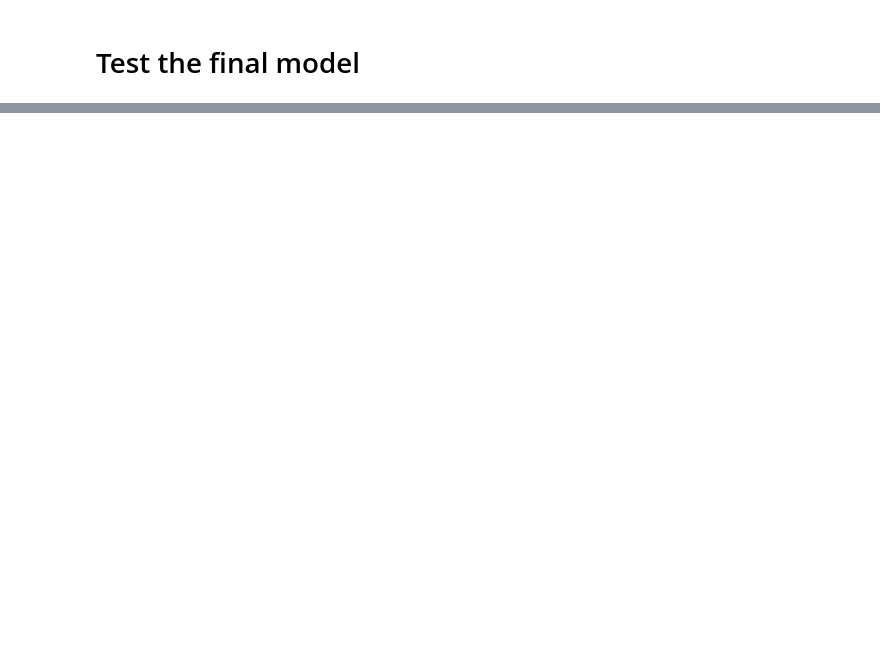
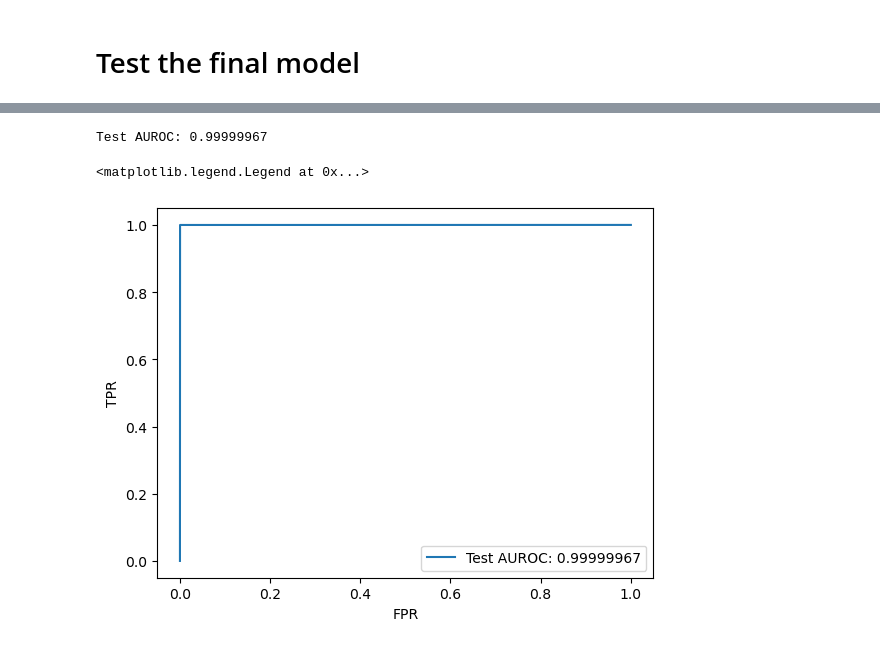
Before and after one commit to mghrear/GNN-tracking-ldmx, a Jupyter notebook: LDMX_IN.ipynb, the cells around one changed output, grey strips where cells are left out. Saved outputs shown, nothing was run; the diff lists cells and outputs as text; code cells hidden in the pictures; blank space fills up the shorter version.

```diff
--- a/LDMX_IN.ipynb
+++ b/LDMX_IN.ipynb
@@ -161,3 +156,16 @@ test acc =  0.9982709813374447
+# %%
+fpr, tpr, thresholds = sklearn.metrics.roc_curve(labels, preds, pos_label=1)
+auc_test = sklearn.metrics.auc(fpr, tpr)
+print(f'Test AUROC: {auc_test:0.8f}')
+
+plt.plot(fpr, tpr, label=f'Test AUROC: {auc_test:0.8f}')
+plt.xlabel('FPR')
+plt.ylabel('TPR')
+plt.legend()
+# %% [output]
+Test AUROC: 0.99999967
+<matplotlib.legend.Legend at 0x...>
+[figure, added]
 # %%
 graph = test_dataset[0]
 graph
```
Also changed, not shown: parts of 16 cells of this notebook, 2 other files.
